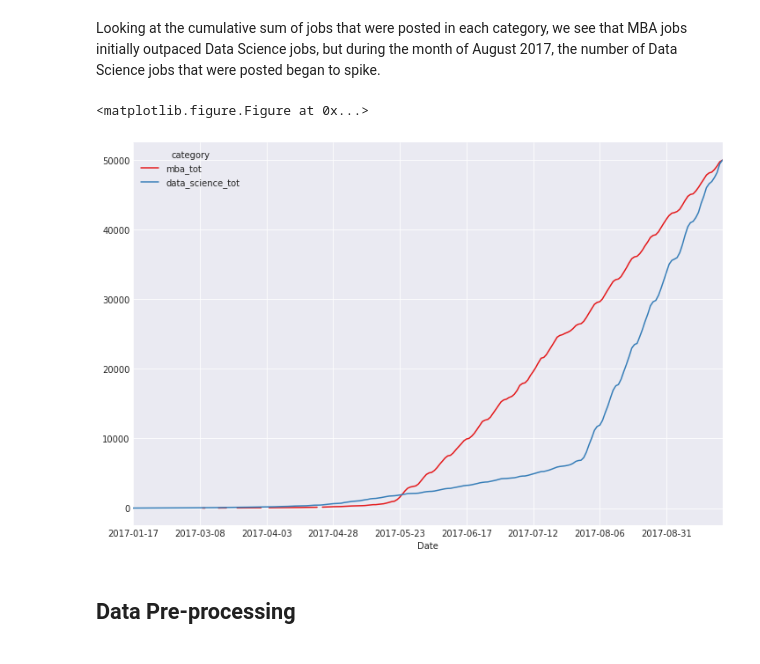
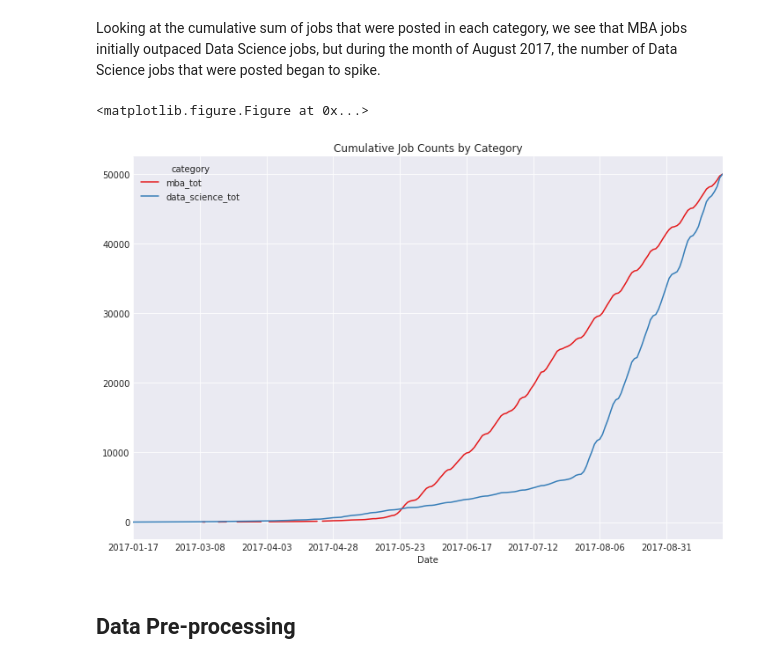
Before and after one commit to CollierKing/Classify_Jobs_Indeed, a Jupyter notebook: Jobs_Classification3.ipynb, the cells around one changed output. Cells and saved outputs as stored; diff of their text form; code cells hidden in the pictures.

```diff
--- a/Jobs_Classification3.ipynb
+++ b/Jobs_Classification3.ipynb
@@ -182,8 +182,5 @@ scipy   0.19.1
 # %% [markdown]
 Job description data was collected from Indeed.com for most of the large cities in the United States.  For collection purposes, the Indeed.com job search API was utilized over a period of _____ in mid 2017.  A notebook outlining the methogology and code for collecting and storing the data on a daily basis can be found here _____ for those who are interested.
 # %%
-df_mba = pd.read_csv("https://raw.githubusercontent.com/CollierKing/Classify_Jobs_Indeed/master/indeed_mba_jobs.csv",encoding = "ISO-8859-1")
-df_mba['category'] = "mba"
-df_data_sci = pd.read_csv("https://raw.githubusercontent.com/CollierKing/Classify_Jobs_Indeed/master/indeed_datasci_jobs.csv",encoding = "ISO-8859-1")
-df_data_sci['category'] = "data_science"
+df_combined = pd.read_csv("https://raw.githubusercontent.com/CollierKing/Classify_Jobs_Indeed/master/indeed_jobs.csv",encoding = "ISO-8859-1")
 # %% [markdown]
@@ -191,8 +187,0 @@ Lets subset an equal amount of non-overlaping job postings from each dataframe.
-# %%
-# combine and drop duplicate listings
-df_combined = pd.concat([df_data_sci,df_mba])
-df_combined.drop_duplicates(subset="Job_Key",keep="last",inplace=True)
-df_combined.reset_index(inplace=True,drop=1)
-
-df_mba = df_combined[df_combined['category'] == "mba"]
-df_data_sci = df_combined[df_combined['category'] == "data_science"]
@@ -203,6 +188,3 @@ df_data_sci = df_data_sci.sample(n=50000,random_state=1)
-# %%
-df_combined = pd.concat([df_data_sci,df_mba])
-df_combined.reset_index(inplace=True,drop=1)
 # %%
 df_combined.groupby('category').size()
 # %% [output]
@@ -227,23 +202,23 @@ Looking at the cumulative sum of jobs that were posted in each category, we see
 # %%
 pivoted_counts = pd.pivot_table(df_combined, index=['Date'],
                             columns='category', values='Job_Key',aggfunc="size")
 pivoted_counts.reset_index(inplace=True)
 pivoted_counts['data_science_tot'] = np.cumsum(pivoted_counts['data_science'])
 pivoted_counts['mba_tot'] = np.cumsum(pivoted_counts['mba'])
 pivoted_counts.index = pivoted_counts['Date']
 pivoted_counts = pivoted_counts[['mba_tot','data_science_tot']]
 % matplotlib inline
 import matplotlib.pyplot as plt
 import numpy as np
 import seaborn as sns
 sns.set_style("darkgrid")
 current_palette_7 = sns.color_palette("Set1", 2)
 sns.set_palette(current_palette_7)
 plt.figure();
-pivoted_counts.plot(figsize=(12,8));
+pivoted_counts.plot(figsize=(12,8),title="Cumulative Job Counts by Category");
 # %% [output]
 <matplotlib.figure.Figure at 0x...>
-[figure, old version]
+[figure, new version]
 # %% [markdown]
 ## Data Pre-processing
 # %% [markdown]
```
Also changed, not shown: parts of 21 cells of this notebook, 4 other files.
